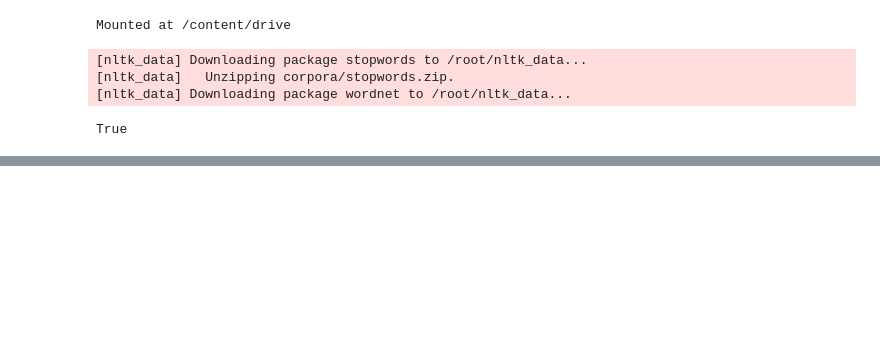
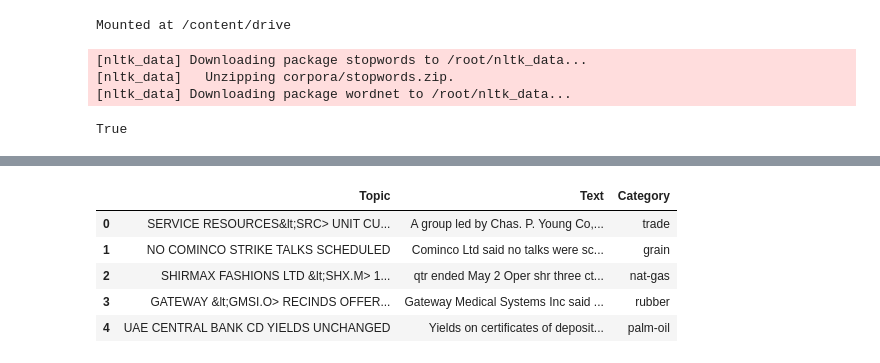
Before and after one commit to NevJay/NLP-Group-CW, a Jupyter notebook: Task_2/Reuters_Preprocessing.ipynb, the cells around one changed output, grey strips where cells are left out. Saved outputs shown, nothing was run; the diff lists cells and outputs as text; code cells hidden in the pictures; blank space fills up the shorter version.

```diff
--- a/Task_2/Reuters_Preprocessing.ipynb
+++ b/Task_2/Reuters_Preprocessing.ipynb
@@ -232,0 +256,31 @@ df.to_csv("/content/drive/MyDrive/NLPCoursework/Task2/preprocessed_data.csv", in
+# %%
+topics = [article.pop(0) for article in test_data]
+# %%
+test_data = ["".join(line) for line in test_data]
+# %%
+cat_file = r"/content/drive/MyDrive/Reuters-21578/reuters/reuters/reuters/cats.txt"
+
+with open(cat_file, 'r') as f:
+    lines = f.readlines()
+
+lines = ["".join(x.strip('\n').split(',')) for x in lines]
+
+paths = []
+cats = []
+
+for line in lines:
+    temp_line = line.split(' ')
+    paths.append(temp_line[0])
+    cats.append(temp_line[1])
+# %%
+test_df = pd.DataFrame(list(zip(topics, test_data, cats)),
+               columns =['Topic','Text', 'Category'])
+# %%
+test_df.head()
+# %% [output]
+|  | Topic | Text | Category |
+| 0 | SERVICE RESOURCES&lt;SRC> UNIT CU... | A group led by Chas. P. Young Co,... | trade |
+| 1 | NO COMINCO STRIKE TALKS SCHEDULED | Cominco Ltd said no talks were sc... | grain |
+| 2 | SHIRMAX FASHIONS LTD &lt;SHX.M> 1... | qtr ended May 2 Oper shr three ct... | nat-gas |
+| 3 | GATEWAY &lt;GMSI.O> RECINDS OFFER... | Gateway Medical Systems Inc said ... | rubber |
+| 4 | UAE CENTRAL BANK CD YIELDS UNCHANGED | Yields on certificates of deposit... | palm-oil |
```
Also changed, not shown: parts of 24 cells of this notebook.
